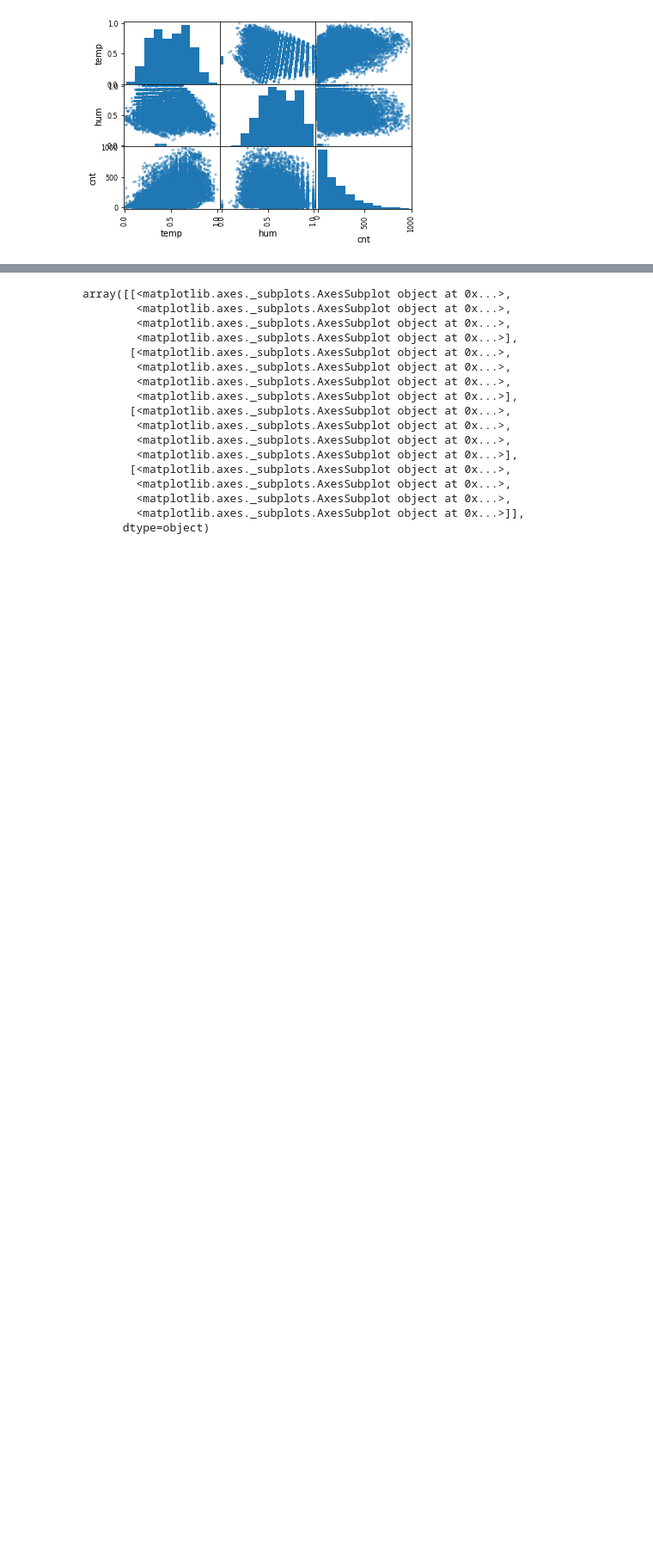
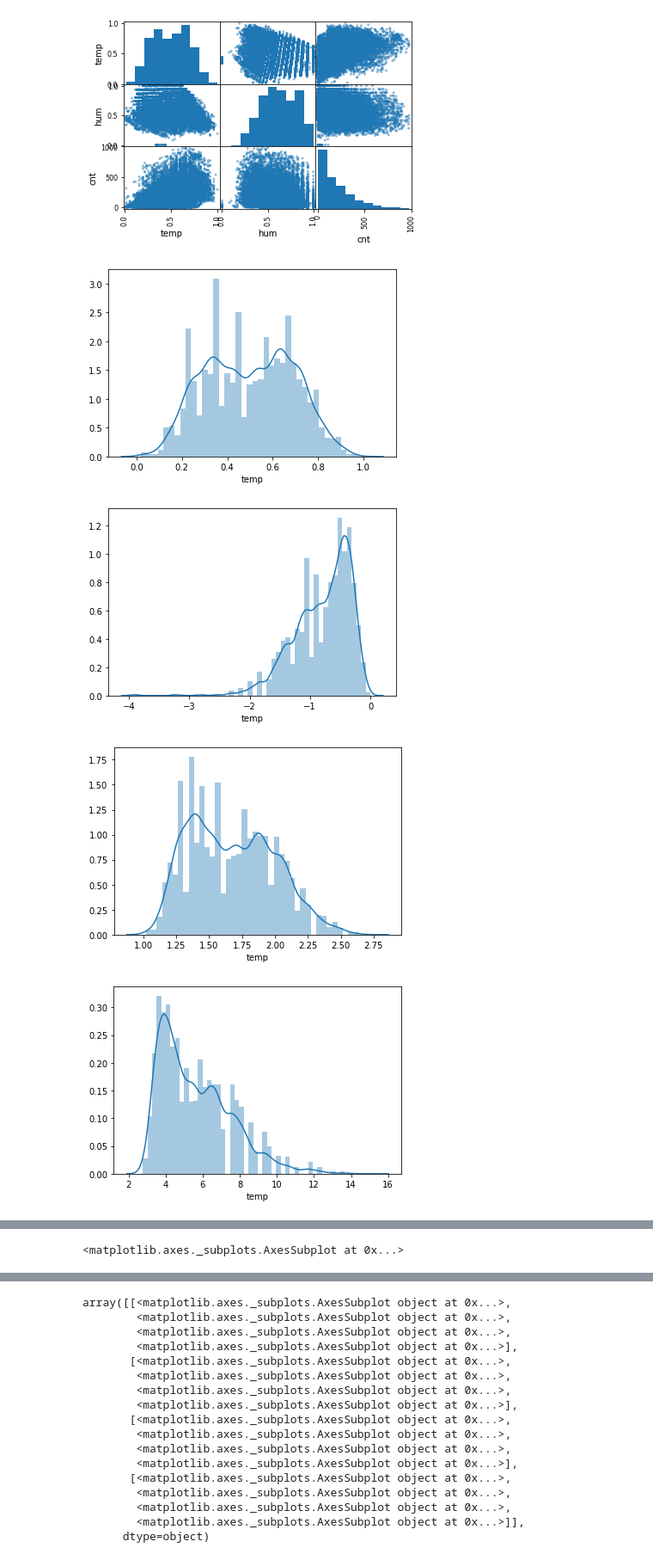
Before and after one commit to mzhou356/bike-sharing-regression, a Jupyter notebook: biking-sharing-eda.ipynb, the cells around one changed output, grey strips where cells are left out. Shown at 86% size. Cells and saved outputs as stored; diff of their text form; code cells hidden in the pictures; blank space fills up the shorter version.

```diff
--- a/biking-sharing-eda.ipynb
+++ b/biking-sharing-eda.ipynb
@@ -8,6 +9,8 @@ import seaborn as sns
 # %%
 # load hourly dataset
 bikes_df = pd.read_csv('bike_sharing_dataset/hour.csv')
+# initialize helper_function dataclean object
+dataclean = hf.DataCleaning()
 # %%
 # explore
 bikes_df.head(3)
@@ -86,7 +79,7 @@ col_dict_maps = [{1:'spring',2:'summer',3:'fall',4:'winter'},
                 {1:'working',0:'not_working'},
                 {1:'clear',2:'mist',3:'light_rain_snow',4:'heavy_rain_snow'}]
 for col, dict_map in zip(cat_cols,col_dict_maps):
-    bikes_df[col] = change_colvalue(bikes_df,col, dict_map)
+    bikes_df[col] = dataclean.change_colvalue(bikes_df,col, dict_map)
 # %%
 # convert them to categorical value
 bikes_df[cat_cols] = bikes_df[cat_cols].astype('category')
@@ -114,5 +89,5 @@ def convert_to_prop(df, colnames):
 # %%
-props_users = convert_to_prop(bikes_df, ['casual','registered','cnt'])
+props_users = dataclean.convert_to_prop(bikes_df, ['casual','registered','cnt'])
 props_users.describe()
 # if casual user is more than average, we will say more casual users than usual
 # %% [output]
@@ -241,15 +179,22 @@ array([[<matplotlib.axes._subplots.AxesSubplot object at 0x...>,
 # %%
+# check various transformations of temp column and pick the best transformation
+# for normal distribution
 sns.distplot(bikes_df.temp)
 plt.show()
 sns.distplot(np.log(bikes_df.temp))
 plt.show()
 sns.distplot(np.exp(bikes_df.temp))
 plt.show()
 sns.distplot(np.exp(np.exp(bikes_df.temp)))
 plt.show()
 sns.distplot(np.sqrt(bikes_df.temp))
 plt.show()
-sns.distplot(np.power(bikes_df.temp,2))
+sns.distplot(np.power(bikes_df.temp,1/3))
 plt.show()
 sns.distplot(np.arcsin(bikes_df.temp))
 # log scale
+# %% [output]
+[figure, added]
+[figure, added]
+[figure, added]
+[figure, added]
@@ -255,0 +203 @@ sns.distplot(np.arcsin(bikes_df.temp))
+<matplotlib.axes._subplots.AxesSubplot at 0x...>
```
Also changed, not shown: parts of 16 cells of this notebook.
